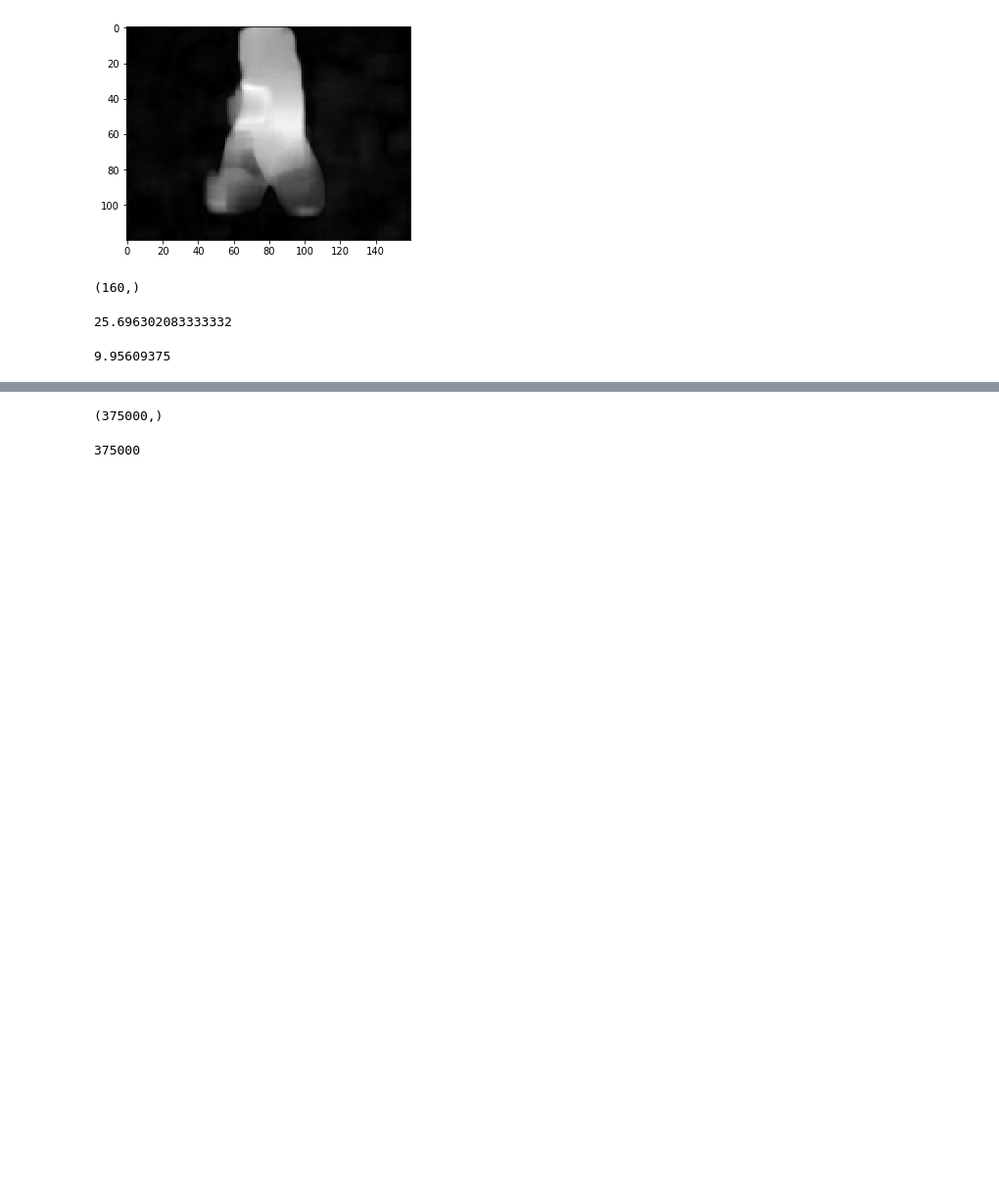
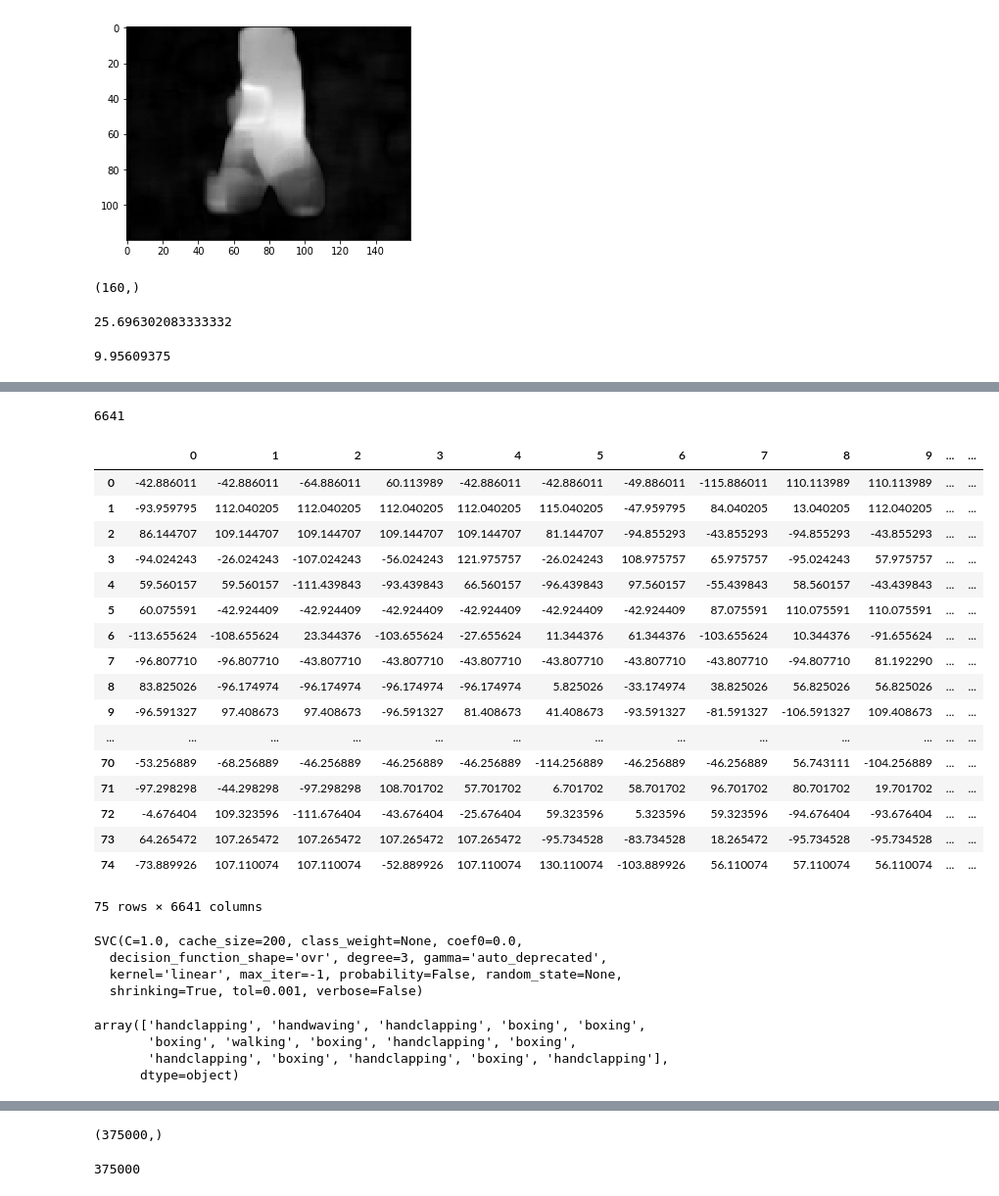
Before and after one commit to amsborse/Action-Recognition, a Jupyter notebook: Human Activity Recognition.ipynb, the cells around one changed output, grey strips where cells are left out. Shown at 98% size. Cells and saved outputs as stored; diff of their text form; code cells hidden in the pictures; blank space fills up the shorter version.

```diff
--- a/Human Activity Recognition.ipynb
+++ b/Human Activity Recognition.ipynb
@@ -434,0 +610,36 @@ df.head()
+# %%
+len(list(X))
+# %% [output]
+6641
+# %%
+X = X.astype(int)
+# %%
+X['mean'] = X.sum(axis=1)/len(list(X))
+# %%
+for i in list(X):
+    if i == 'mean':
+        continue
+    X[i] = X[i] - X['mean']
+# %%
+X = X.drop('mean', axis=1)
+# %%
+X
+# %% [output]
+|  | 0 | 1 | 2 | 3 | 4 | 5 | 6 | 7 | 8 | 9 | ... | ... |
+| 0 | -42.886011 | -42.886011 | -64.886011 | 60.113989 | -42.886011 | -42.886011 | -49.886011 | -115.886011 | 110.113989 | 110.113989 | ... | ... |
+| 1 | -93.959795 | 112.040205 | 112.040205 | 112.040205 | 112.040205 | 115.040205 | -47.959795 | 84.040205 | 13.040205 | 112.040205 | ... | ... |
+| 2 | 86.144707 | 109.144707 | 109.144707 | 109.144707 | 109.144707 | 81.144707 | -94.855293 | -43.855293 | -94.855293 | -43.855293 | ... | ... |
+| 3 | -94.024243 | -26.024243 | -107.024243 | -56.024243 | 121.975757 | -26.024243 | 108.975757 | 65.975757 | -95.024243 | 57.975757 | ... | ... |
+| 4 | 59.560157 | 59.560157 | -111.439843 | -93.439843 | 66.560157 | -96.439843 | 97.560157 | -55.439843 | 58.560157 | -43.439843 | ... | ... |
+| 5 | 60.075591 | -42.924409 | -42.924409 | -42.924409 | -42.924409 | -42.924409 | -42.924409 | 87.075591 | 110.075591 | 110.075591 | ... | ... |
+| 6 | -113.655624 | -108.655624 | 23.344376 | -103.655624 | -27.655624 | 11.344376 | 61.344376 | -103.655624 | 10.344376 | -91.655624 | ... | ... |
+| 7 | -96.807710 | -96.807710 | -43.807710 | -43.807710 | -43.807710 | -43.807710 | -43.807710 | -43.807710 | -94.807710 | 81.192290 | ... | ... |
+| 8 | 83.825026 | -96.174974 | -96.174974 | -96.174974 | -96.174974 | 5.825026 | -33.174974 | 38.825026 | 56.825026 | 56.825026 | ... | ... |
+| 9 | -96.591327 | 97.408673 | 97.408673 | -96.591327 | 81.408673 | 41.408673 | -93.591327 | -81.591327 | -106.591327 | 109.408673 | ... | ... |
+| ... | ... | ... | ... | ... | ... | ... | ... | ... | ... | ... | ... | ... |
+| 70 | -53.256889 | -68.256889 | -46.256889 | -46.256889 | -46.256889 | -114.256889 | -46.256889 | -46.256889 | 56.743111 | -104.256889 | ... | ... |
+| 71 | -97.298298 | -44.298298 | -97.298298 | 108.701702 | 57.701702 | 6.701702 | 58.701702 | 96.701702 | 80.701702 | 19.701702 | ... | ... |
+| 72 | -4.676404 | 109.323596 | -111.676404 | -43.676404 | -25.676404 | 59.323596 | 5.323596 | 59.323596 | -94.676404 | -93.676404 | ... | ... |
+| 73 | 64.265472 | 107.265472 | 107.265472 | 107.265472 | 107.265472 | -95.734528 | -83.734528 | 18.265472 | -95.734528 | -95.734528 | ... | ... |
+| 74 | -73.889926 | 107.110074 | 107.110074 | -52.889926 | 107.110074 | 130.110074 | -103.889926 | 56.110074 | 57.110074 | 56.110074 | ... | ... |
+75 rows × 6641 columns
@@ -434,0 +648,8 @@ df.head()
+# %%
+svclassifier = SVC(kernel='linear')
+svclassifier.fit(X_train, y_train)
+# %% [output]
+SVC(C=1.0, cache_size=200, class_weight=None, coef0=0.0,
+  decision_function_shape='ovr', degree=3, gamma='auto_deprecated',
+  kernel='linear', max_iter=-1, probability=False, random_state=None,
+  shrinking=True, tol=0.001, verbose=False)
@@ -434,0 +658,7 @@ df.head()
+# %%
+y_pred
+# %% [output]
+array(['handclapping', 'handwaving', 'handclapping', 'boxing', 'boxing',
+       'boxing', 'walking', 'boxing', 'handclapping', 'boxing',
+       'handclapping', 'boxing', 'handclapping', 'boxing', 'handclapping'],
+      dtype=object)
```
Also changed, not shown: parts of 50 cells of this notebook.
